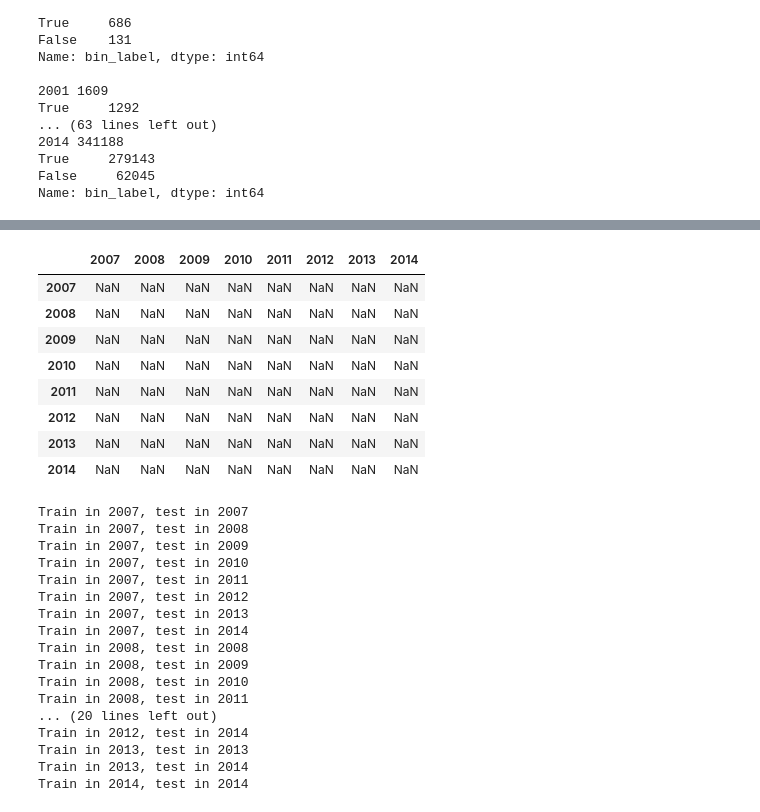
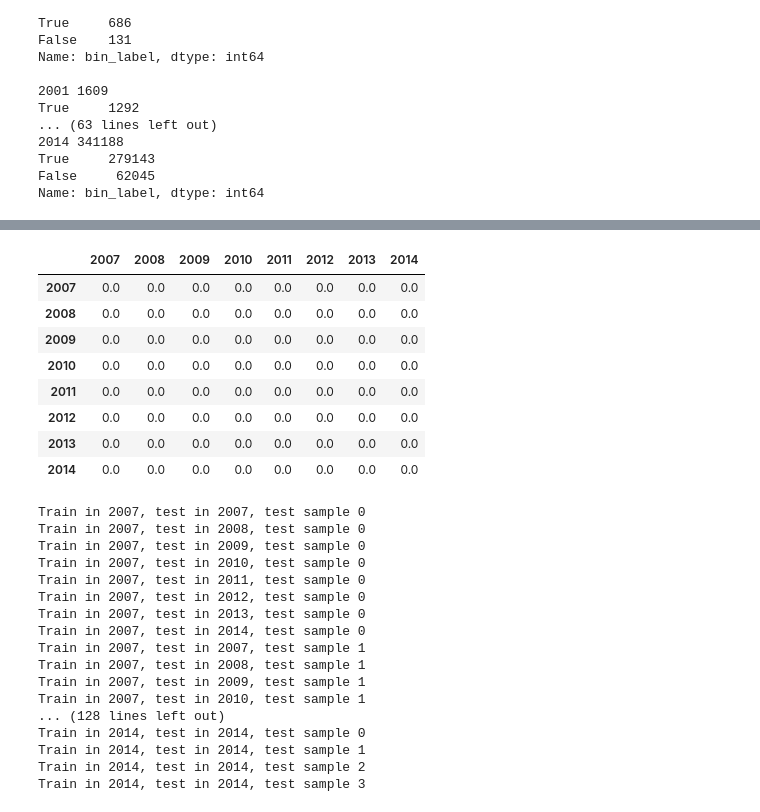
Before and after one commit to Dionidgy/ML, a Jupyter notebook: lifelong/lifelong_exp.ipynb, the cells around one changed output, grey strips where cells are left out. Drawn from its saved outputs; the diff is of its cells as text; code cells hidden in the pictures.

```diff
--- a/lifelong/lifelong_exp.ipynb
+++ b/lifelong/lifelong_exp.ipynb
@@ -107,44 +114,48 @@ for year in range(2007, 2015):
 # %%
-df_accuracy = pd.DataFrame(index=range(2007, 2015), columns=range(2007, 2015))
+df_accuracy = pd.DataFrame(np.zeros([2015-2007, 2015-2007]),index=range(2007, 2015), columns=range(2007, 2015))
 df_accuracy
 # %% [output]
 |  | 2007 | 2008 | 2009 | 2010 | 2011 | 2012 | 2013 | 2014 |
-| 2007 | NaN | NaN | NaN | NaN | NaN | NaN | NaN | NaN |
-| 2008 | NaN | NaN | NaN | NaN | NaN | NaN | NaN | NaN |
-| 2009 | NaN | NaN | NaN | NaN | NaN | NaN | NaN | NaN |
-| 2010 | NaN | NaN | NaN | NaN | NaN | NaN | NaN | NaN |
-| 2011 | NaN | NaN | NaN | NaN | NaN | NaN | NaN | NaN |
-| 2012 | NaN | NaN | NaN | NaN | NaN | NaN | NaN | NaN |
-| 2013 | NaN | NaN | NaN | NaN | NaN | NaN | NaN | NaN |
-| 2014 | NaN | NaN | NaN | NaN | NaN | NaN | NaN | NaN |
+| 2007 | 0.0 | 0.0 | 0.0 | 0.0 | 0.0 | 0.0 | 0.0 | 0.0 |
+| 2008 | 0.0 | 0.0 | 0.0 | 0.0 | 0.0 | 0.0 | 0.0 | 0.0 |
+| 2009 | 0.0 | 0.0 | 0.0 | 0.0 | 0.0 | 0.0 | 0.0 | 0.0 |
+| 2010 | 0.0 | 0.0 | 0.0 | 0.0 | 0.0 | 0.0 | 0.0 | 0.0 |
+| 2011 | 0.0 | 0.0 | 0.0 | 0.0 | 0.0 | 0.0 | 0.0 | 0.0 |
+| 2012 | 0.0 | 0.0 | 0.0 | 0.0 | 0.0 | 0.0 | 0.0 | 0.0 |
+| 2013 | 0.0 | 0.0 | 0.0 | 0.0 | 0.0 | 0.0 | 0.0 | 0.0 |
+| 2014 | 0.0 | 0.0 | 0.0 | 0.0 | 0.0 | 0.0 | 0.0 | 0.0 |
 # %%
 for year_train in range(2007, 2015):
-    tfidf_vect = TfidfVectorizer(max_df = 0.9, min_df = 10, ngram_range=(1, 3))
-    clf = LogisticRegression(solver='liblinear', C = 2.8, penalty = 'l1')
-    tfidf_vect.fit(data_by_year_splitted[year_train]['train_data'])
-    clf.fit(tfidf_vect.transform(data_by_year_splitted[year_train]['train_data']), data_by_year_splitted[year_train]['train_labels'])
-    for year_test in range(year_train, 2015):
-        print("Train in {0}, test in {1}".format(year_train, year_test))
-        df_accuracy.at[year_train, year_test] = accuracy_score(clf.predict(tfidf_vect.transform(data_by_year_splitted[year_test]['test_data'])),\
-                                                                          data_by_year_splitted[year_test]['test_labels'])
+    for test_index in range(samples_number):
+        tfidf_vect = TfidfVectorizer(max_df = 0.9, min_df = 10, ngram_range=(1, 3))
+        clf = LogisticRegression(solver='liblinear', C = 2.8, penalty = 'l1')
+        for train_index in range(samples_number):
+            if test_index != train_index:
+                clf.fit(tfidf_vect.fit_transform(data_by_year_splitted[year_train]['data'][train_index]), data_by_year_splitted[year_train]['labels'][train_index])
+        for year_test in range(year_train, 2015):
+            print("Train in {0}, test in {1}, test sample {2}".format(year_train, year_test, test_index))
+            df_accuracy.at[year_train, year_test] += accuracy_score(clf.predict(tfidf_vect.transform(data_by_year_splitted[year_test]['data'][test_index])),\
+                                                                          data_by_year_splitted[year_test]['labels'][test_index])
+df_accuracy = df_accuracy/samples_number
+df_accuracy[df_accuracy.eq(0)] = np.nan
 # %% [output]
-Train in 2007, test in 2007
-Train in 2007, test in 2008
-Train in 2007, test in 2009
-Train in 2007, test in 2010
-Train in 2007, test in 2011
-Train in 2007, test in 2012
-Train in 2007, test in 2013
-Train in 2007, test in 2014
-Train in 2008, test in 2008
-Train in 2008, test in 2009
-Train in 2008, test in 2010
-Train in 2008, test in 2011
-... (20 lines left out)
-Train in 2012, test in 2014
-Train in 2013, test in 2013
-Train in 2013, test in 2014
-Train in 2014, test in 2014
+Train in 2007, test in 2007, test sample 0
+Train in 2007, test in 2008, test sample 0
+Train in 2007, test in 2009, test sample 0
+Train in 2007, test in 2010, test sample 0
+Train in 2007, test in 2011, test sample 0
+Train in 2007, test in 2012, test sample 0
+Train in 2007, test in 2013, test sample 0
+Train in 2007, test in 2014, test sample 0
+Train in 2007, test in 2007, test sample 1
+Train in 2007, test in 2008, test sample 1
+Train in 2007, test in 2009, test sample 1
+Train in 2007, test in 2010, test sample 1
+... (128 lines left out)
+Train in 2014, test in 2014, test sample 0
+Train in 2014, test in 2014, test sample 1
+Train in 2014, test in 2014, test sample 2
+Train in 2014, test in 2014, test sample 3
 # %%
 ur_style = (df_accuracy
             .style
```
Also changed, not shown: parts of 4 cells of this notebook.
